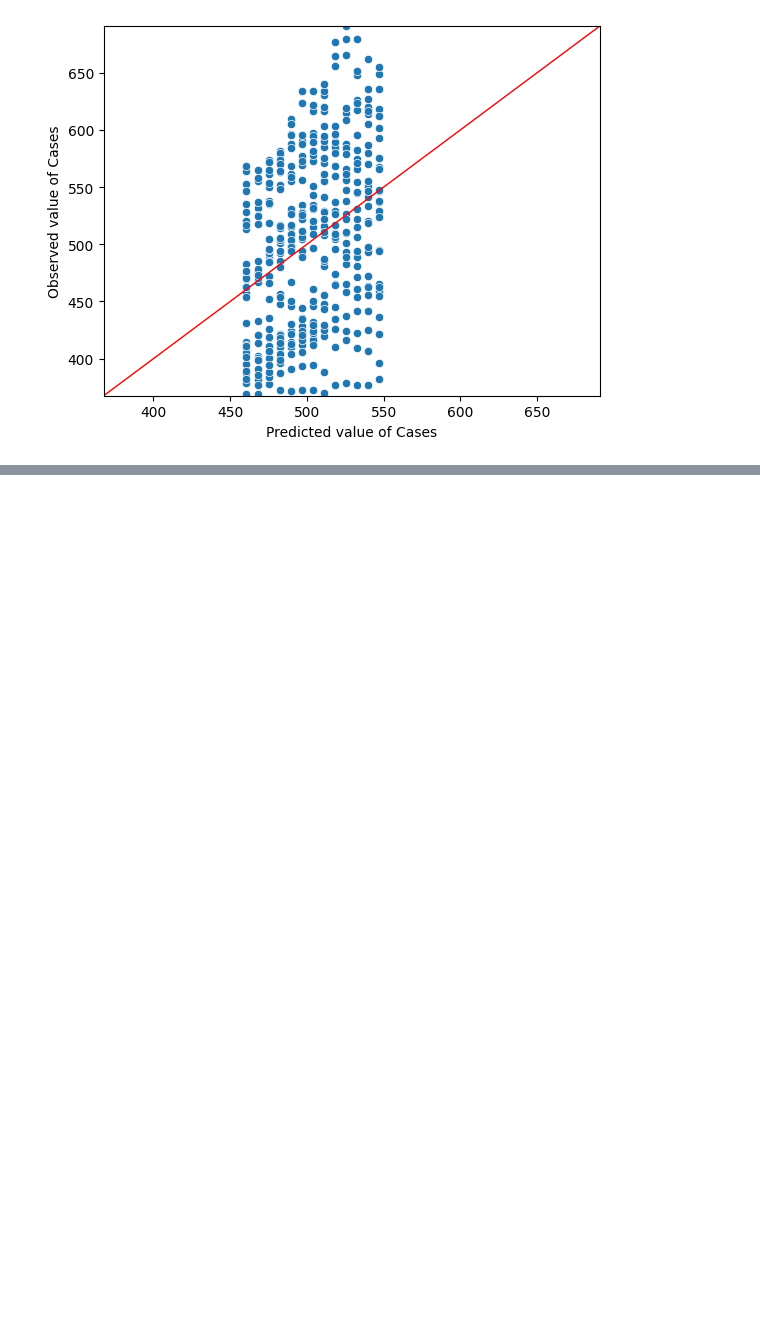
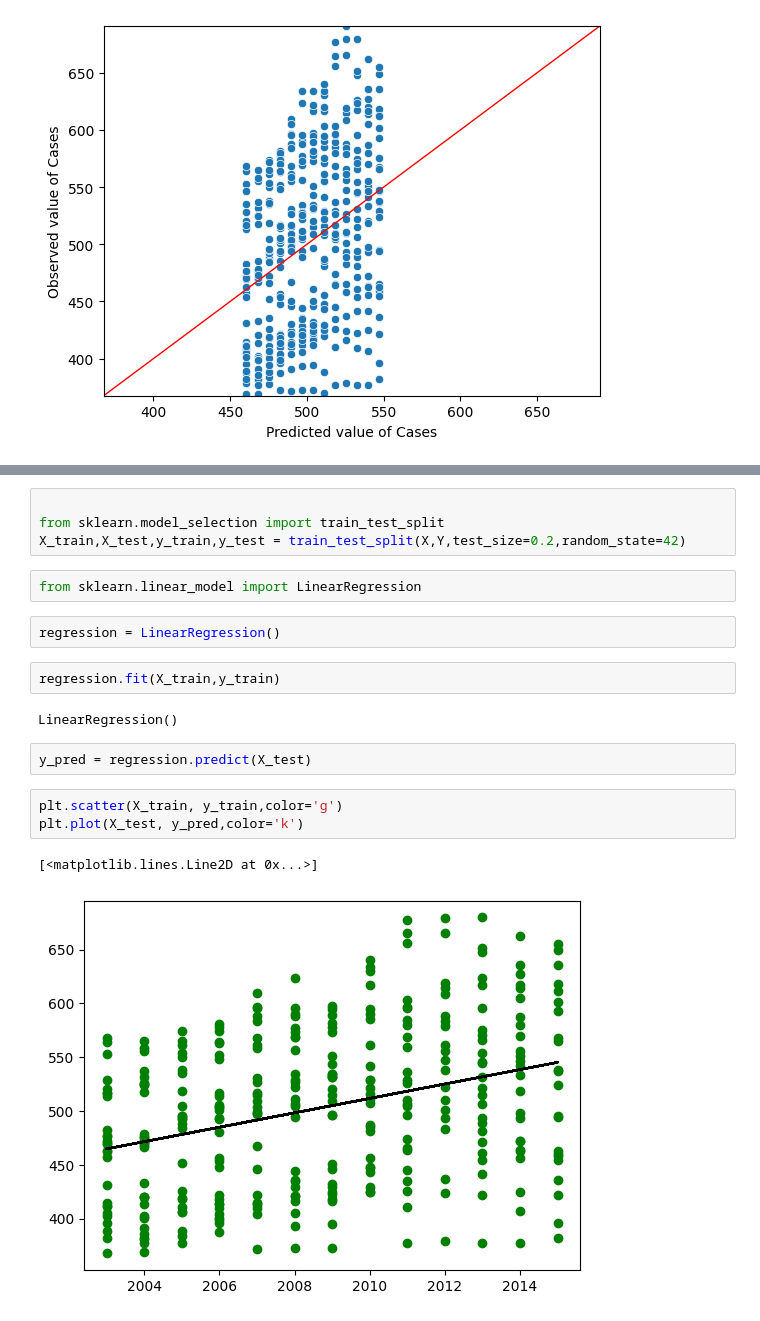
Before and after one commit to SaqifTahmid/Cancer-Data-Modelling, a Jupyter notebook: Detection.ipynb, the cells around one changed output, grey strips where cells are left out. Drawn from its saved outputs; the diff is of its cells as text; blank space fills up the shorter version.

```diff
--- a/Detection.ipynb
+++ b/Detection.ipynb
@@ -188,0 +186,20 @@ plt.show()
+# %%
+
+from sklearn.model_selection import train_test_split
+X_train,X_test,y_train,y_test = train_test_split(X,Y,test_size=0.2,random_state=42)
+# %%
+from sklearn.linear_model import LinearRegression
+# %%
+regression = LinearRegression()
+# %%
+regression.fit(X_train,y_train)
+# %% [output]
+LinearRegression()
+# %%
+y_pred = regression.predict(X_test)
+# %%
+plt.scatter(X_train, y_train,color='g')
+plt.plot(X_test, y_pred,color='k')
+# %% [output]
+[<matplotlib.lines.Line2D at 0x...>]
+[figure, added]
```
Also changed, not shown: parts of 4 cells of this notebook.
